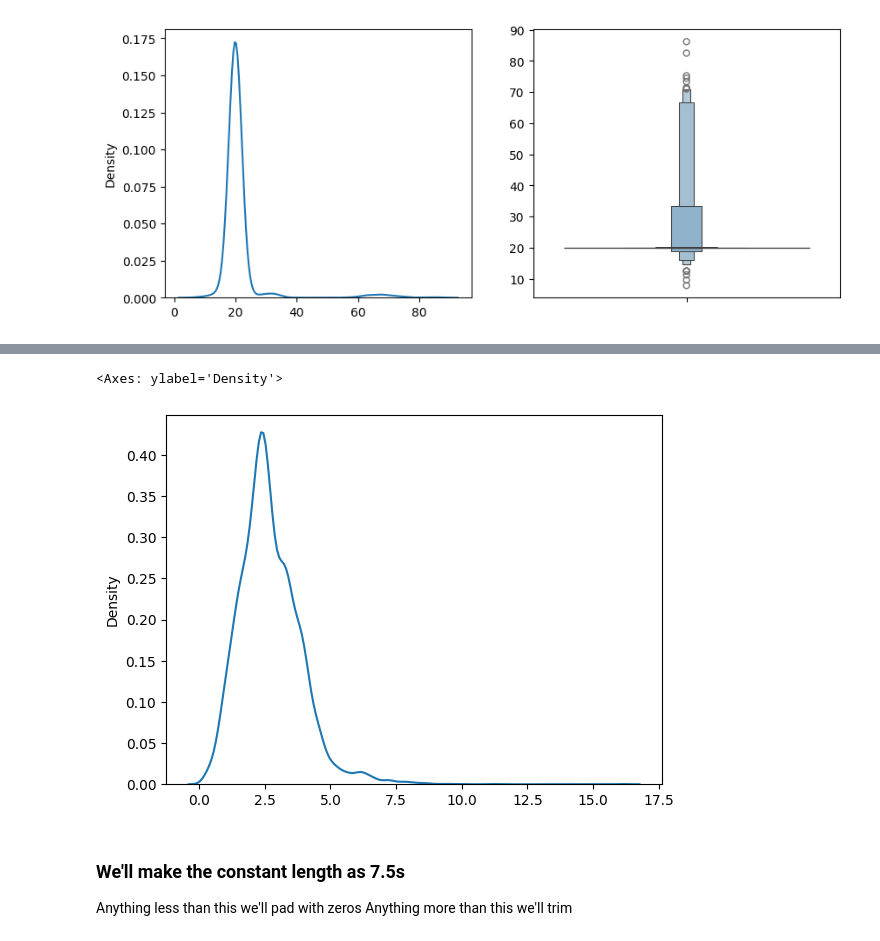
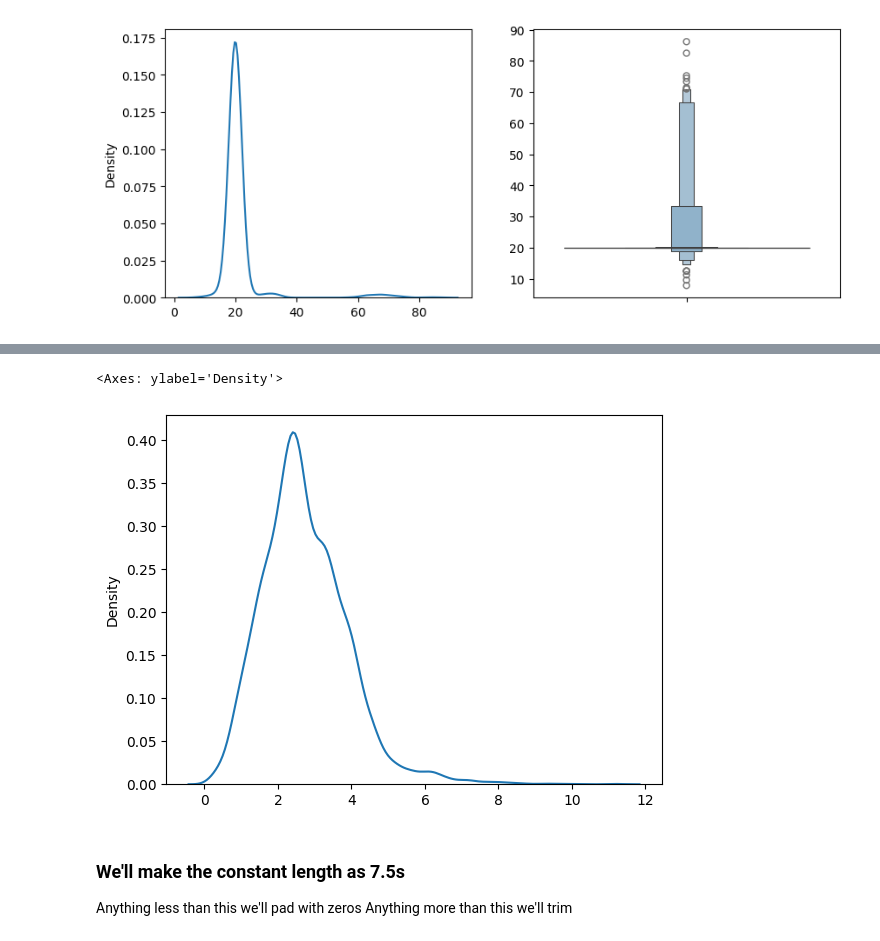
Before and after one commit to snehilchatterjee/respiratory_disease_classifier, a Jupyter notebook: AudioClassification_Training/preprocess.ipynb, the cells around one changed output, grey strips where cells are left out. Saved outputs shown, nothing was run; the diff lists cells and outputs as text; code cells hidden in the pictures.

Commit message:
preprocess file modified (data leak prevention added)

```diff
--- a/AudioClassification_Training/preprocess.ipynb
+++ b/AudioClassification_Training/preprocess.ipynb
@@ -66,0 +95,10 @@ for i in ds:
+# %%
+ds=df[["Audio","Text"]].values
+
+train_x,test_x,train_y,test_y=train_test_split(ds,df["target"].values,test_size=0.25)
+
+timings=[]
+for i in ds:
+    wv,sr=librosa.load(i[0])
+    time=len(wv)/sr
+    timings.append(time)
@@ -74,12 +116,21 @@ sb.boxenplot(timings)
 <Axes: >
 [figure]
 # %%
-complete_data=pd.DataFrame(columns=["audio_path",'start','end','crackles','weezels',"target"])
+complete_data_train=pd.DataFrame(columns=["audio_path",'start','end','crackles','weezels',"target"])
+complete_data_test=pd.DataFrame(columns=["audio_path",'start','end','crackles','weezels',"target"])
 test=[]
-for i in range(len(ds)):
-    for j in pd.read_table(ds[i][1],names=['start','end','crackles','weezels']).values:
-        l1=list(j)
-        l1.insert(0,ds[i][0])
-        l1.append(target[i])
-        complete_data=pd.concat([complete_data,pd.DataFrame(np.asarray(l1).reshape(1,-1),columns=["audio_path",'start','end','crackles','weezels',"target"]),],axis=0)
+def make_dataframe(complete_data: pd.DataFrame(), ds: list, target: list):
+    for i in range(len(ds)):
+        for j in pd.read_table(ds[i][1],names=['start','end','crackles','weezels']).values:
+            l1=list(j)
+            l1.insert(0,ds[i][0])
+            l1.append(target[i])
+            complete_data=pd.concat([complete_data,pd.DataFrame(np.asarray(l1).reshape(1,-1),columns=["audio_path",'start','end','crackles','weezels',"target"]),],axis=0)
+    return complete_data
+
+complete_data_train=make_dataframe(complete_data_train,train_x,train_y)
+complete_data_test=make_dataframe(complete_data_test,test_x,test_y)
+
+complete_data_train.reset_index(inplace=True,drop=True)
+complete_data_test.reset_index(inplace=True,drop=True)
 # %%
@@ -111,12 +160,16 @@ Name: count, dtype: int64
 # %%
-complete_filtered_data["start"]=complete_filtered_data["start"].astype(float)
-complete_filtered_data["end"]=complete_filtered_data["end"].astype(float)
-complete_filtered_data["length"]=complete_filtered_data["end"]-complete_filtered_data["start"]
+complete_data_train["start"]=complete_data_train["start"].astype(float)
+complete_data_train["end"]=complete_data_train["end"].astype(float)
+complete_data_train["length"]=complete_data_train["end"]-complete_data_train["start"]
 
-sb.kdeplot(complete_filtered_data["length"].values)
+complete_data_test["start"]=complete_data_test["start"].astype(float)
+complete_data_test["end"]=complete_data_test["end"].astype(float)
+complete_data_test["length"]=complete_data_test["end"]-complete_data_test["start"]
+
+sb.kdeplot(complete_data_train["length"].values)
 # %% [output]
 <Axes: ylabel='Density'>
-[figure, old version]
+[figure, new version]
 # %% [markdown]
 ### We'll make the constant length as 7.5s
 
```
Also changed, not shown: parts of 18 cells of this notebook.
